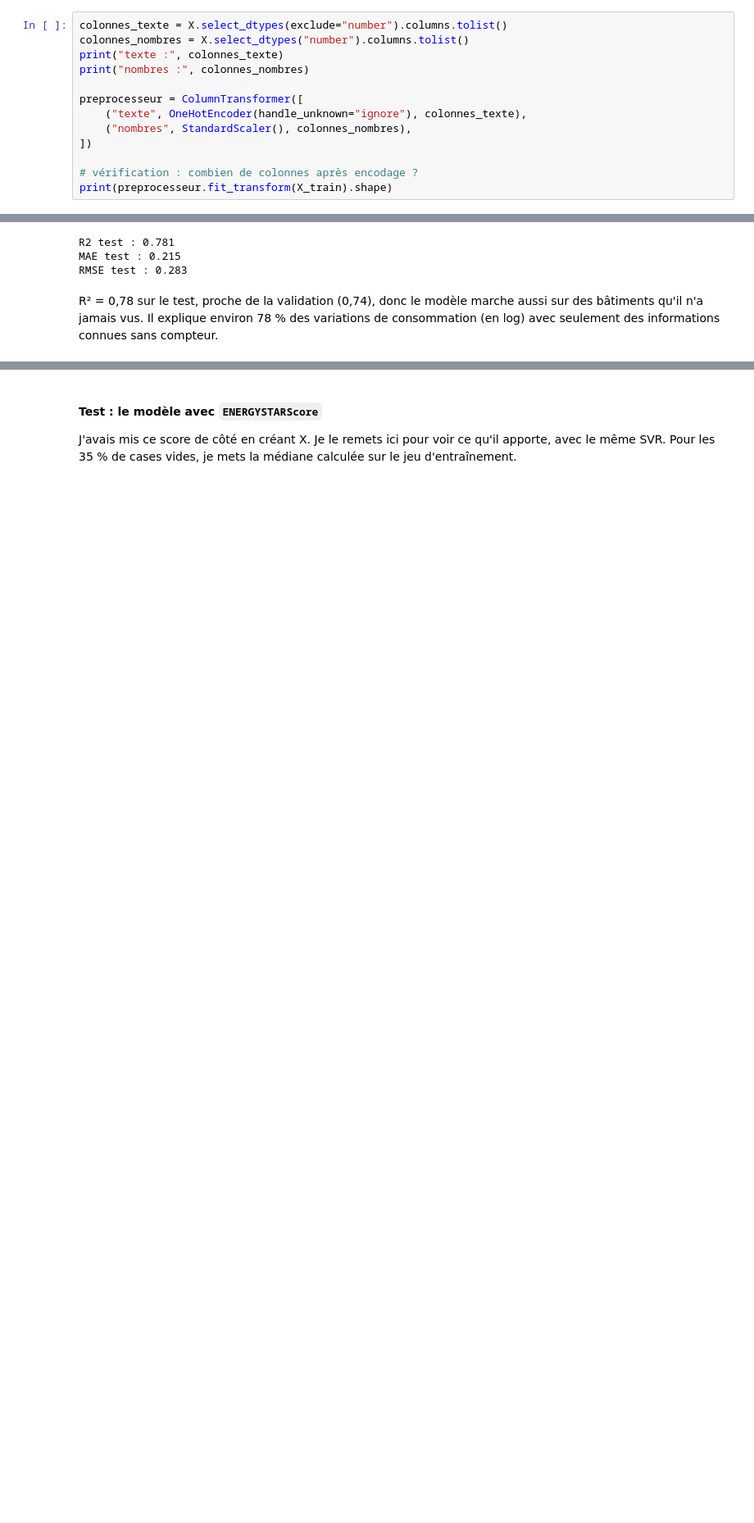
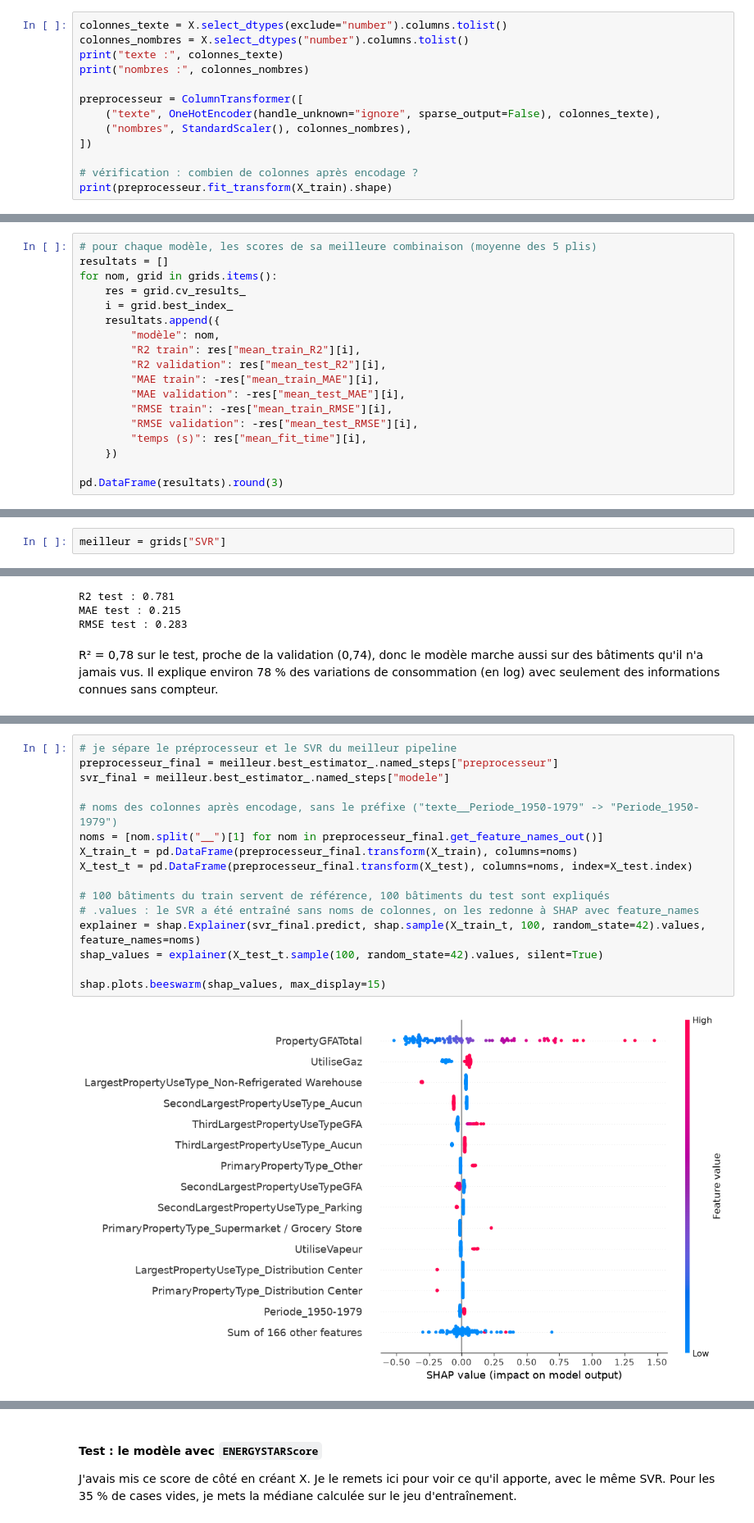
Before and after one commit to pierre-angelo-commits/p3-consommation-batiments-seattle, a Jupyter notebook: 02_modelisation.ipynb, the cells around one changed output, grey strips where cells are left out. Shown at 82% size. Drawn from its saved outputs; the diff is of its cells as text; blank space fills up the shorter version.

```diff
--- a/02_modelisation.ipynb
+++ b/02_modelisation.ipynb
@@ -77,7 +77,7 @@ print("texte :", colonnes_texte)
 print("nombres :", colonnes_nombres)
 
 preprocesseur = ColumnTransformer([
-    ("texte", OneHotEncoder(handle_unknown="ignore"), colonnes_texte),
+    ("texte", OneHotEncoder(handle_unknown="ignore", sparse_output=False), colonnes_texte),
     ("nombres", StandardScaler(), colonnes_nombres),
 ])
 
@@ -179,0 +154,18 @@ Le GridSearch améliore un peu le score (0,73 → 0,74) et l'écart entre train
+# %%
+# pour chaque modèle, les scores de sa meilleure combinaison (moyenne des 5 plis)
+resultats = []
+for nom, grid in grids.items():
+    res = grid.cv_results_
+    i = grid.best_index_
+    resultats.append({
+        "modèle": nom,
+        "R2 train": res["mean_train_R2"][i],
+        "R2 validation": res["mean_test_R2"][i],
+        "MAE train": -res["mean_train_MAE"][i],
+        "MAE validation": -res["mean_test_MAE"][i],
+        "RMSE train": -res["mean_train_RMSE"][i],
+        "RMSE validation": -res["mean_test_RMSE"][i],
+        "temps (s)": res["mean_fit_time"][i],
+    })
+
+pd.DataFrame(resultats).round(3)
@@ -180,3 +186,5 @@ Le GridSearch améliore un peu le score (0,73 → 0,74) et l'écart entre train
+# %%
+meilleur = grids["SVR"]
 # %% [markdown]
 #### Évaluation finale sur le jeu de test
 
@@ -237,0 +210,18 @@ En résumé, pour prédire la consommation d'un bâtiment non résidentiel à Se
+# %%
+# je sépare le préprocesseur et le SVR du meilleur pipeline
+preprocesseur_final = meilleur.best_estimator_.named_steps["preprocesseur"]
+svr_final = meilleur.best_estimator_.named_steps["modele"]
+
+# noms des colonnes après encodage, sans le préfixe ("texte__Periode_1950-1979" -> "Periode_1950-1979")
+noms = [nom.split("__")[1] for nom in preprocesseur_final.get_feature_names_out()]
+X_train_t = pd.DataFrame(preprocesseur_final.transform(X_train), columns=noms)
+X_test_t = pd.DataFrame(preprocesseur_final.transform(X_test), columns=noms, index=X_test.index)
+
+# 100 bâtiments du train servent de référence, 100 bâtiments du test sont expliqués
+# .values : le SVR a été entraîné sans noms de colonnes, on les redonne à SHAP avec feature_names
+explainer = shap.Explainer(svr_final.predict, shap.sample(X_train_t, 100, random_state=42).values, feature_names=noms)
+shap_values = explainer(X_test_t.sample(100, random_state=42).values, silent=True)
+
+shap.plots.beeswarm(shap_values, max_display=15)
+# %% [output]
+[figure, added]
```
Also changed, not shown: parts of 29 cells of this notebook, 2 other files.
